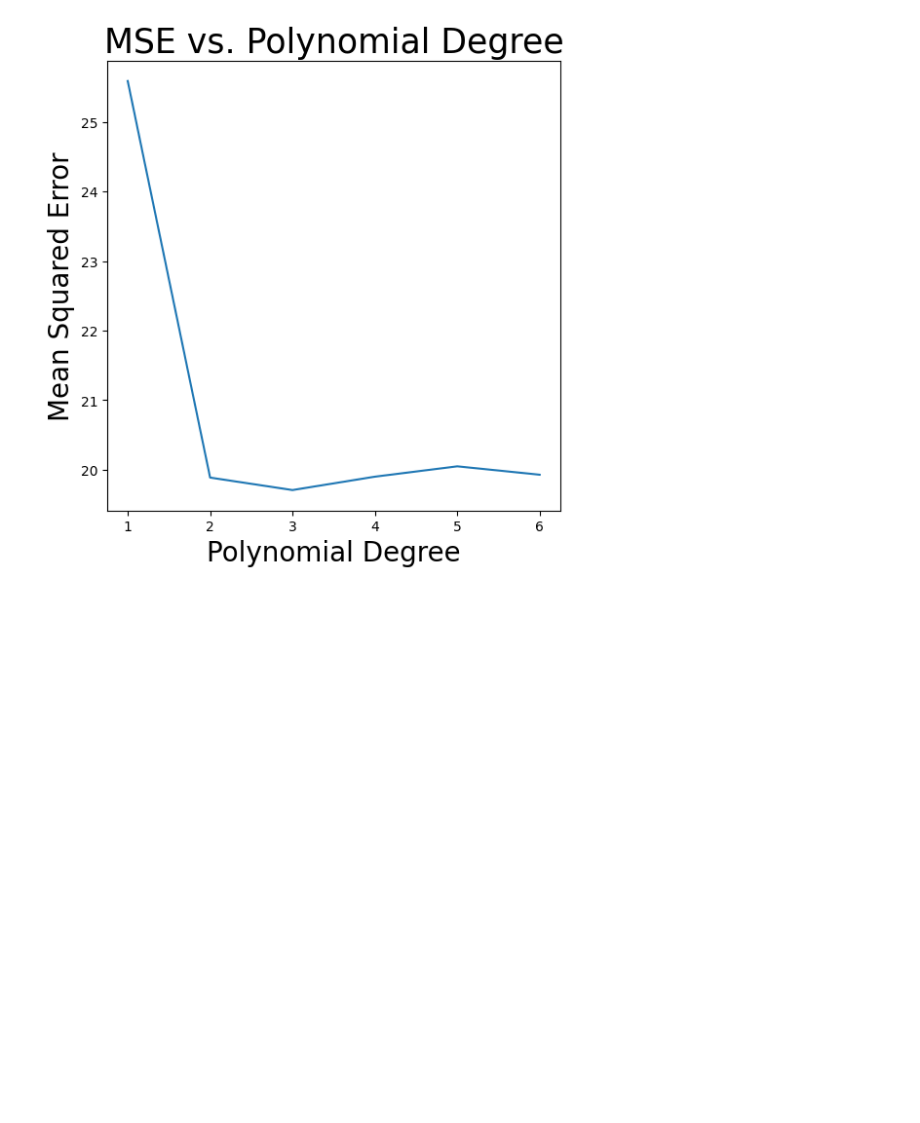
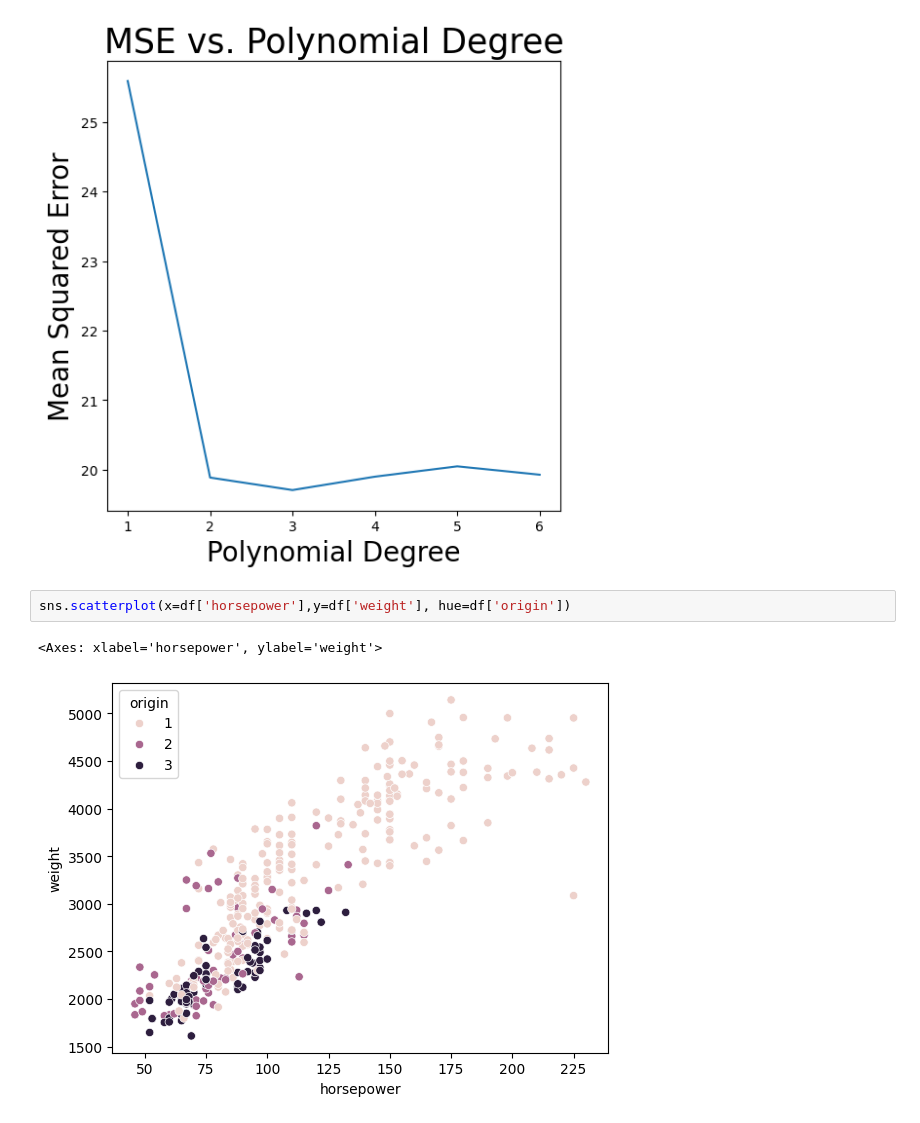
Before and after one commit to allisterb/st3189, a Jupyter notebook: Assignment 1.ipynb, the cells around one changed output. Saved outputs shown, nothing was run; the diff lists cells and outputs as text; blank space fills up the shorter version.

```diff
--- a/Assignment 1.ipynb
+++ b/Assignment 1.ipynb
@@ -130,3 +132,8 @@ ax.set_title('MSE vs. Polynomial Degree',fontsize=25)
 # %% [output]
 Text(0.5, 1.0, 'MSE vs. Polynomial Degree')
 [figure]
+# %%
+sns.scatterplot(x=df['horsepower'],y=df['weight'], hue=df['origin'])
+# %% [output]
+<Axes: xlabel='horsepower', ylabel='weight'>
+[figure, added]
```
Also changed, not shown: parts of 5 cells of this notebook.
